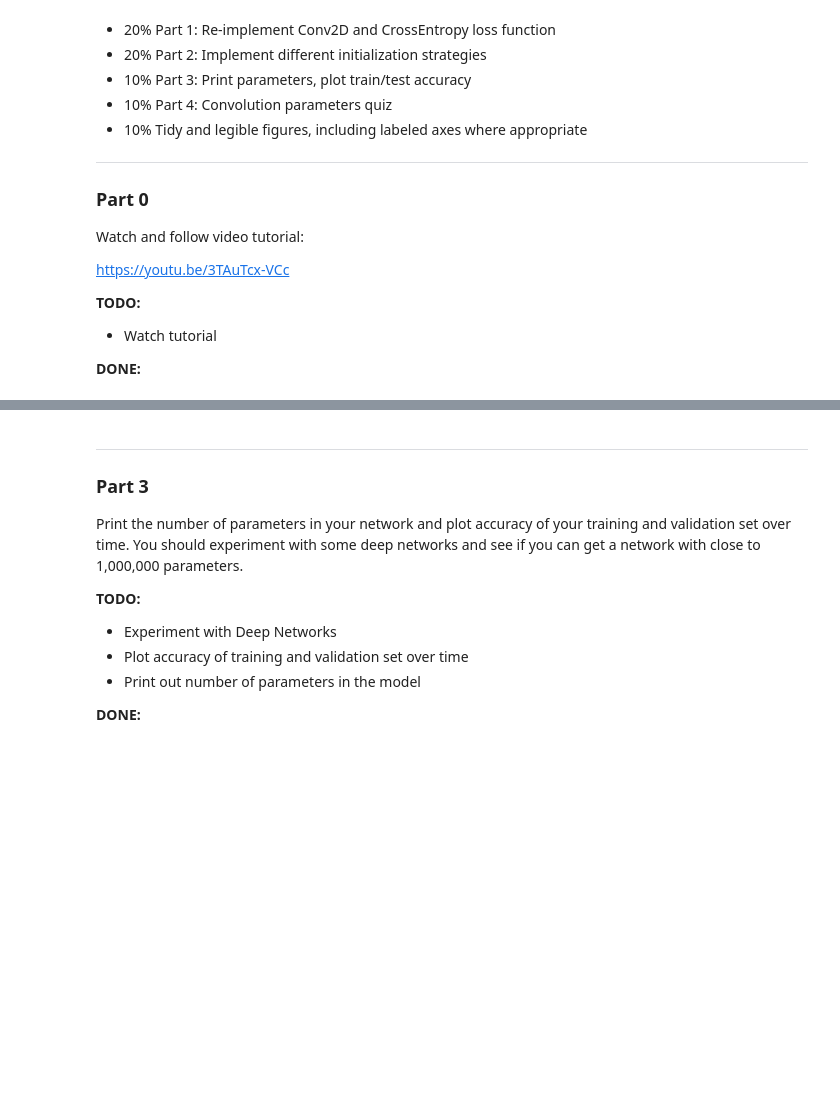
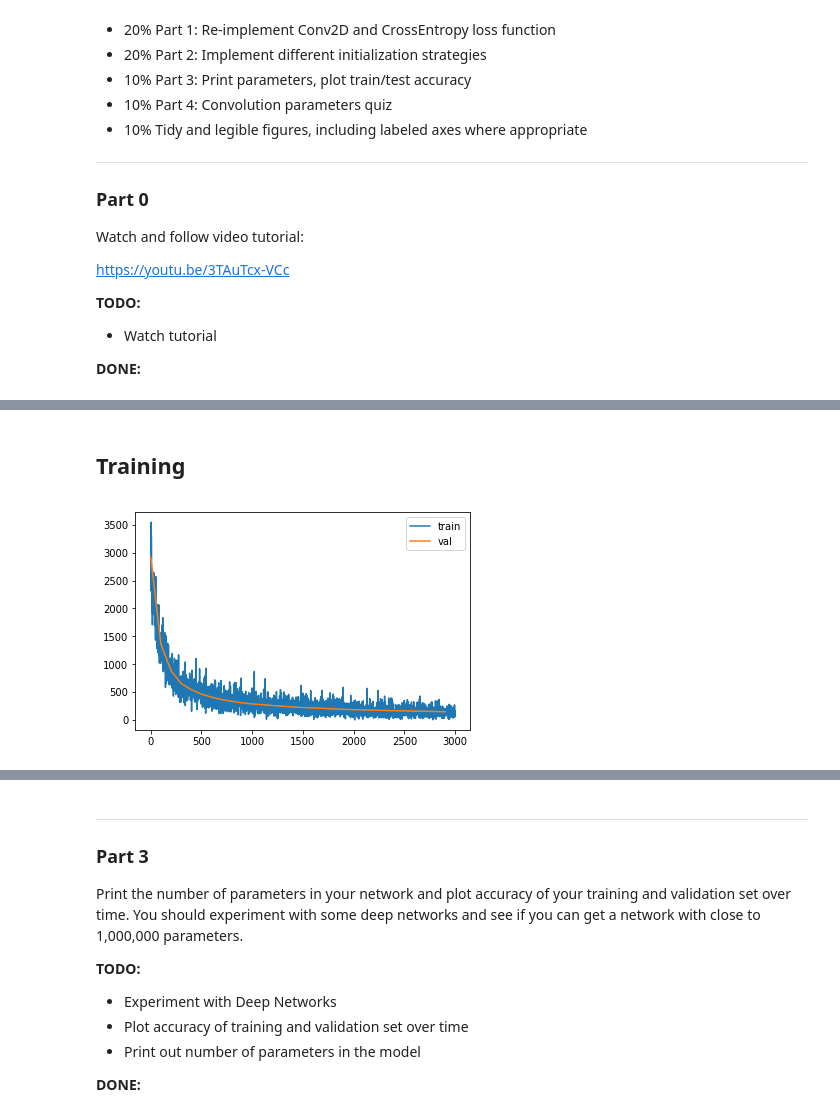
Before and after one commit to ALMerrill/cs474_labs_f2019, a Jupyter notebook: DL_Lab3.ipynb, the cells around one changed output, grey strips where cells are left out. Drawn from its saved outputs; the diff is of its cells as text; code cells hidden in the pictures; blank space fills up the shorter version.

```diff
--- a/DL_Lab3.ipynb
+++ b/DL_Lab3.ipynb
@@ -167,0 +174,62 @@ class ConvNetwork(nn.Module):
+# %%
+
+train_dataset = FashionMNISTProcessedDataset('/tmp/fashionmnist', train=True)
+val_dataset = FashionMNISTProcessedDataset('/tmp/fashionmnist', train=False)
+model = ConvNetwork(train_dataset)
+model = model.cuda()
+objective = nn.CrossEntropyLoss()
+optimizer = optim.Adam(model.parameters(), lr=1e-4)
+
+train_loader = DataLoader(train_dataset,
+                         batch_size=20,
+                         pin_memory=True)
+val_loader = DataLoader(val_dataset,
+                       batch_size=20,
+                       pin_memory=True)
+
+data_loaders = {'train': train_loader, 'val': val_loader}
+
+losses = []
+validations = []
+# %% [markdown]
+## Training
+# %%
+EPOCHS = 500
+
+
+for epoch in range(EPOCHS):
+  loop = tqdm(total=len(train_loader), position=0, leave=False)
+
+  for batch, (x, y_truth) in enumerate(train_loader):
+    x, y_truth = x.cuda(async=True), y_truth.cuda(async=True)
+    optimizer.zero_grad()
+    y_hat = model(x)
+
+    loss = objective(y_hat, y_truth)
+    loss.backward()
+
+    losses.append(loss.item())
+    accuracy = (y_hat.argmax(1) == y_truth).float().mean()
+    #### Just plot the accuracy of each batch? Or running accuracy? Or something else?
+
+
+    loop.set_description('epoch: {}, loss: {:.4f}, accuracy: {:.3f}'
+                         .format(epoch, loss, accuracy))
+    loop.update(1)
+
+    optimizer.step()
+
+    if batch % 100 == 0:
+      val = np.mean([objective(model(x.cuda()), y.cuda()).item()
+                     for x, y in val_loader])
+      validations.append((len(losses), val))
+  loop.close()
+  break
+
+a, b = zip(*validations)
+plt.plot(losses, label='train')
+plt.plot(a,b, label='val')
+plt.legend()
+plt.show()
+# %% [output]
+[figure, added]
```
Also changed, not shown: parts of 13 cells of this notebook.
